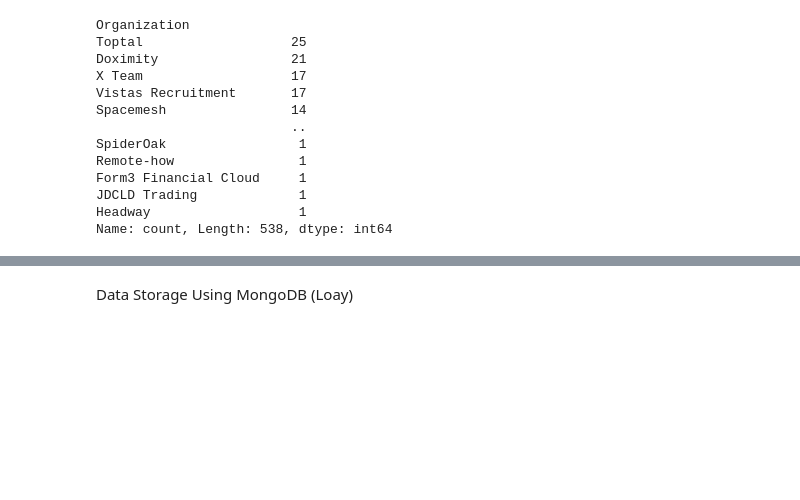
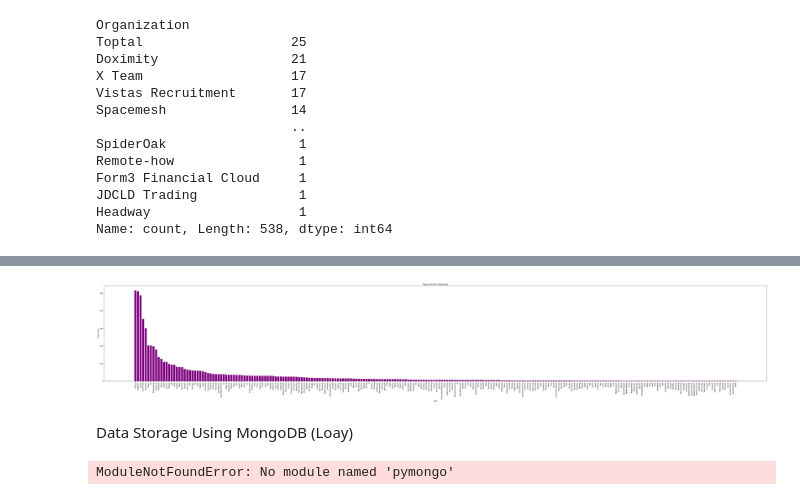
Before and after one commit to LM-74/ToolsProject, a Jupyter notebook: WebScraping.ipynb, the cells around one changed output, grey strips where cells are left out. Saved outputs shown, nothing was run; the diff lists cells and outputs as text; code cells hidden in the pictures; blank space fills up the shorter version.

```diff
--- a/WebScraping.ipynb
+++ b/WebScraping.ipynb
@@ -648,6 +662,19 @@ Name: count, Length: 538, dtype: int64
+# %%
+tag_count = df['Tags'].explode().value_counts().reset_index()
+
+plt.figure(figsize=(69, 10))
+plt.bar(tag_count['Tags'], tag_count['count'], color = 'purple')
+plt.title('Tags and their frequency')
+plt.xlabel('Tags')
+plt.ylabel('Frequencies')
+plt.xticks(rotation=90)
+plt.show()
+# %% [output]
+[figure, added]
 # %% [markdown]
 Data Storage Using MongoDB (Loay)
 # %%
+'''
 from pymongo import MongoClient
 import datetime
 client = MongoClient("mongodb://localhost:27017/")
@@ -667,3 +694,6 @@ for organ in df['Organization'].unique():
                 "Date_posted":d
             }
             col.insert_one(item)
+'''
+# %% [output]
+ModuleNotFoundError: No module named 'pymongo'
```
Also changed, not shown: parts of 5 cells of this notebook.
